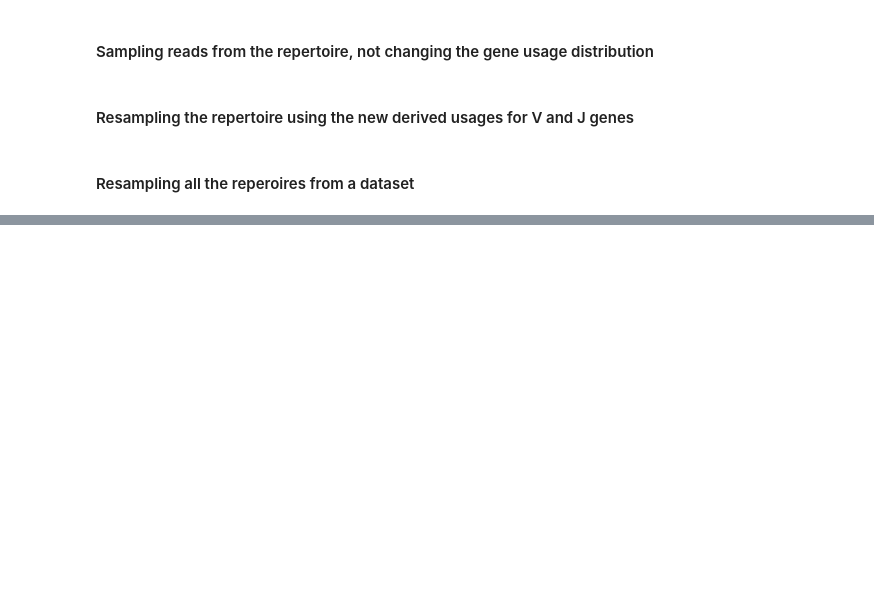
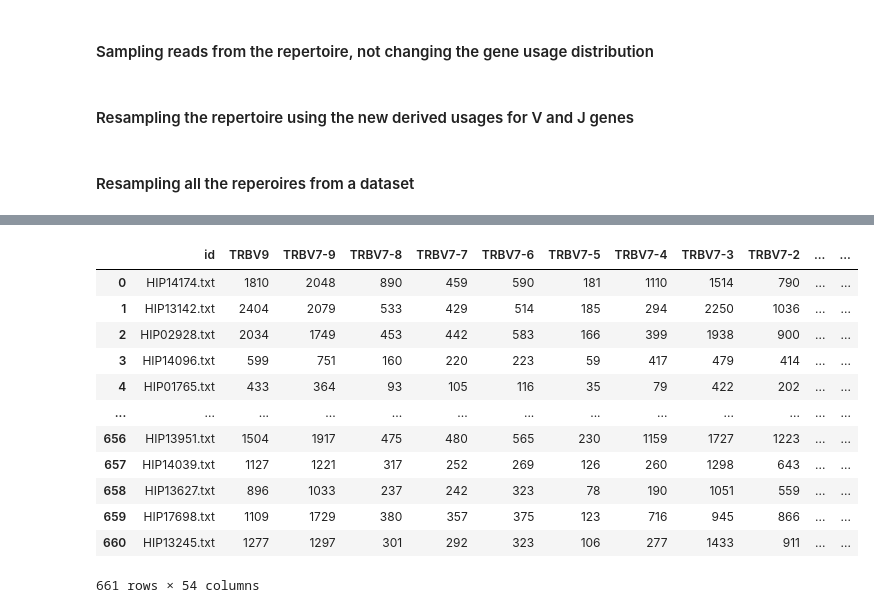
Before and after one commit to Olga-Bagrova/RepSeq_TCRanalysis, a Jupyter notebook: notebooks/repertoire_resampling.ipynb, the cells around one changed output, grey strips where cells are left out. Saved outputs shown, nothing was run; the diff lists cells and outputs as text; code cells hidden in the pictures; blank space fills up the shorter version.

```diff
--- a/notebooks/repertoire_resampling.ipynb
+++ b/notebooks/repertoire_resampling.ipynb
@@ -823,0 +1436,19 @@ nf_trbj_matrix.to_csv('../../../data/cohort_I/nonfunctional_corrected/nf_j_clono
+# %%
+df_v_clean = df_v.loc[:,~df_v.columns.str.startswith('TRA')]
+df_v_clean = df_v_clean.drop(columns=df_v_clean.select_dtypes(include='float').columns)
+
+df_v_clean
+# %% [output]
+|  | id | TRBV9 | TRBV7-9 | TRBV7-8 | TRBV7-7 | TRBV7-6 | TRBV7-5 | TRBV7-4 | TRBV7-3 | TRBV7-2 | ... | ... |
+| 0 | HIP14174.txt | 1810 | 2048 | 890 | 459 | 590 | 181 | 1110 | 1514 | 790 | ... | ... |
+| 1 | HIP13142.txt | 2404 | 2079 | 533 | 429 | 514 | 185 | 294 | 2250 | 1036 | ... | ... |
+| 2 | HIP02928.txt | 2034 | 1749 | 453 | 442 | 583 | 166 | 399 | 1938 | 900 | ... | ... |
+| 3 | HIP14096.txt | 599 | 751 | 160 | 220 | 223 | 59 | 417 | 479 | 414 | ... | ... |
+| 4 | HIP01765.txt | 433 | 364 | 93 | 105 | 116 | 35 | 79 | 422 | 202 | ... | ... |
+| ... | ... | ... | ... | ... | ... | ... | ... | ... | ... | ... | ... | ... |
+| 656 | HIP13951.txt | 1504 | 1917 | 475 | 480 | 565 | 230 | 1159 | 1727 | 1223 | ... | ... |
+| 657 | HIP14039.txt | 1127 | 1221 | 317 | 252 | 269 | 126 | 260 | 1298 | 643 | ... | ... |
+| 658 | HIP13627.txt | 896 | 1033 | 237 | 242 | 323 | 78 | 190 | 1051 | 559 | ... | ... |
+| 659 | HIP17698.txt | 1109 | 1729 | 380 | 357 | 375 | 123 | 716 | 945 | 866 | ... | ... |
+| 660 | HIP13245.txt | 1277 | 1297 | 301 | 292 | 323 | 106 | 277 | 1433 | 911 | ... | ... |
+661 rows × 54 columns
```
Also changed, not shown: parts of 103 cells of this notebook.
